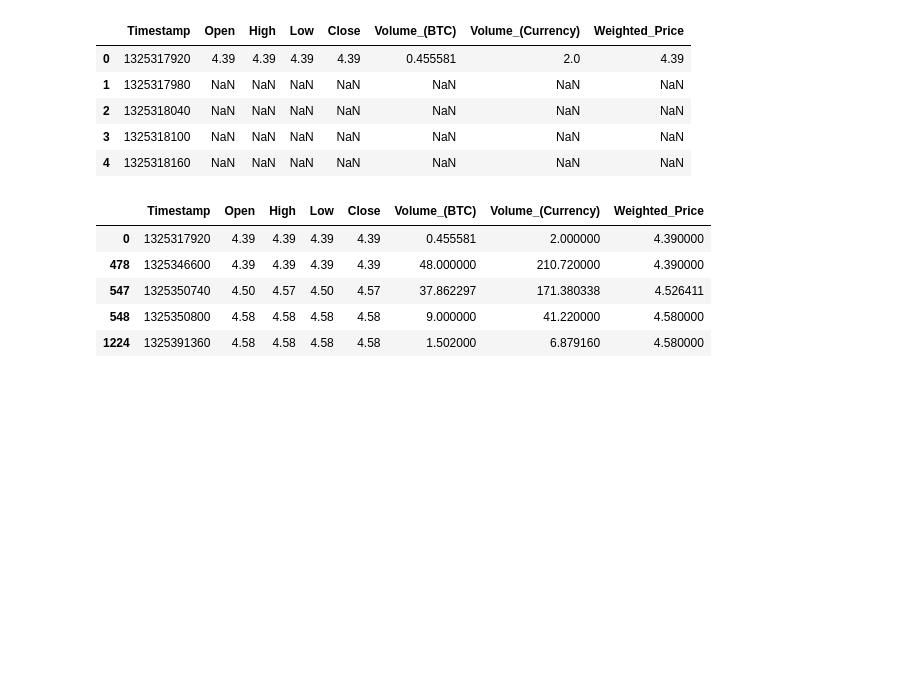
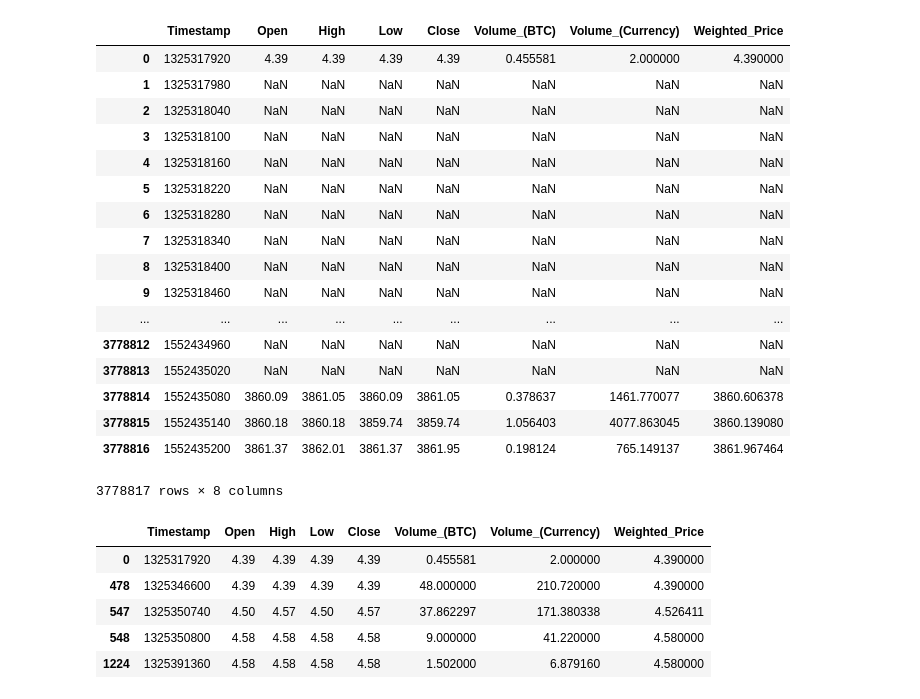
Before and after one commit to machine-learning-2018-2019-fasilkom-ui/ML-Tugas-Akhir, a Jupyter notebook: kernel.ipynb, the cells around one changed output. Saved outputs shown, nothing was run; the diff lists cells and outputs as text; code cells hidden in the pictures; blank space fills up the shorter version.

```diff
--- a/kernel.ipynb
+++ b/kernel.ipynb
@@ -17,14 +19,26 @@ print(os.listdir("../input"))
 bc_history = pd.read_csv('../input/bitstampUSD_1-min_data_2012-01-01_to_2019-03-13.csv')
 bc_history_nonan = bc_history.dropna(thresh=2)
 # %%
-bc_history.head()
+bc_history
 # %% [output]
 |  | Timestamp | Open | High | Low | Close | Volume_(BTC) | Volume_(Currency) | Weighted_Price |
-| 0 | 1325317920 | 4.39 | 4.39 | 4.39 | 4.39 | 0.455581 | 2.0 | 4.39 |
+| 0 | 1325317920 | 4.39 | 4.39 | 4.39 | 4.39 | 0.455581 | 2.000000 | 4.390000 |
 | 1 | 1325317980 | NaN | NaN | NaN | NaN | NaN | NaN | NaN |
 | 2 | 1325318040 | NaN | NaN | NaN | NaN | NaN | NaN | NaN |
 | 3 | 1325318100 | NaN | NaN | NaN | NaN | NaN | NaN | NaN |
 | 4 | 1325318160 | NaN | NaN | NaN | NaN | NaN | NaN | NaN |
+| 5 | 1325318220 | NaN | NaN | NaN | NaN | NaN | NaN | NaN |
+| 6 | 1325318280 | NaN | NaN | NaN | NaN | NaN | NaN | NaN |
+| 7 | 1325318340 | NaN | NaN | NaN | NaN | NaN | NaN | NaN |
+| 8 | 1325318400 | NaN | NaN | NaN | NaN | NaN | NaN | NaN |
+| 9 | 1325318460 | NaN | NaN | NaN | NaN | NaN | NaN | NaN |
+| ... | ... | ... | ... | ... | ... | ... | ... | ... |
+| 3778812 | 1552434960 | NaN | NaN | NaN | NaN | NaN | NaN | NaN |
+| 3778813 | 1552435020 | NaN | NaN | NaN | NaN | NaN | NaN | NaN |
+| 3778814 | 1552435080 | 3860.09 | 3861.05 | 3860.09 | 3861.05 | 0.378637 | 1461.770077 | 3860.606378 |
+| 3778815 | 1552435140 | 3860.18 | 3860.18 | 3859.74 | 3859.74 | 1.056403 | 4077.863045 | 3860.139080 |
+| 3778816 | 1552435200 | 3861.37 | 3862.01 | 3861.37 | 3861.95 | 0.198124 | 765.149137 | 3861.967464 |
+3778817 rows × 8 columns
 # %%
 bc_history_nonan.head()
 # %% [output]
```
Also changed, not shown: parts of 25 cells of this notebook.
